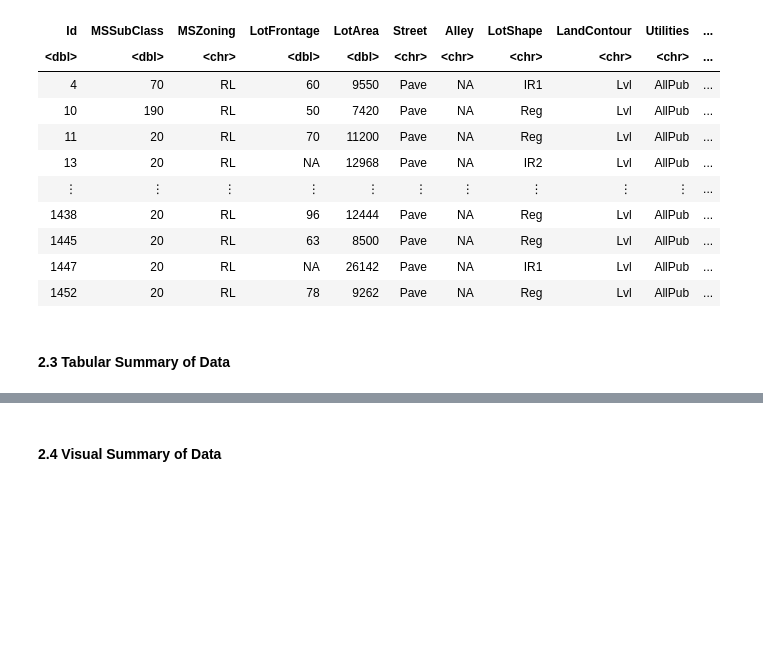
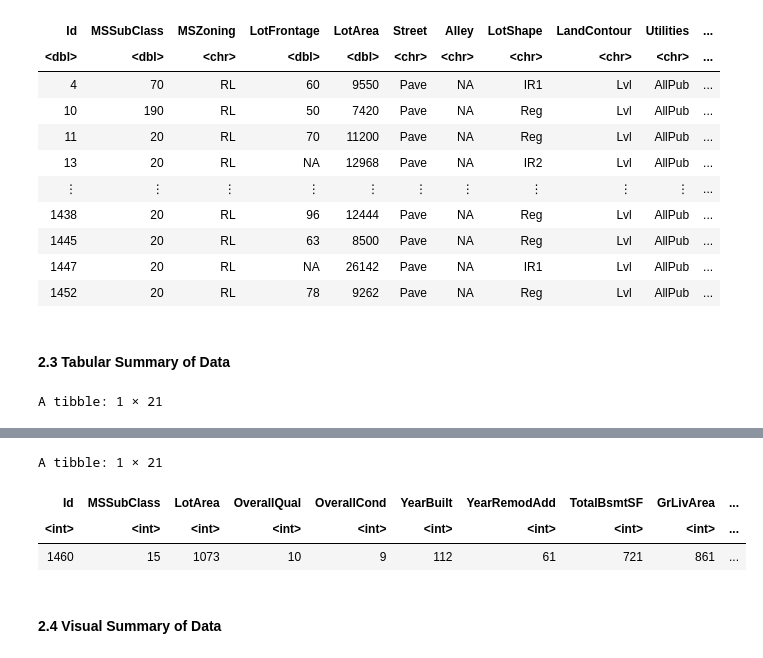
Before and after one commit to jerdavies/home-price-regression, a Jupyter notebook: Project-Proposal.ipynb, the cells around one changed output, grey strips where cells are left out. Drawn from its saved outputs; the diff is of its cells as text; code cells hidden in the pictures; blank space fills up the shorter version.

Commit message:
Added unique counts data for table

```diff
--- a/Project-Proposal.ipynb
+++ b/Project-Proposal.ipynb
@@ -115,3 +115,12 @@ A tibble: 365 × 81
 #Using only training data, summarize the data in at least one table (this is exploratory data analysis).
 #An example of a useful table could be one that reports the number of observations in each class,
 #the means of the predictor variables you plan to use in your analysis and how many rows have missing data.
+
+
+data_max <- summarize_all(data_selected_numeric,max, na.rm = TRUE)
+data_max
+data_min <- summarize_all(data_selected_numeric,min, na.rm = TRUE)
+data_mean <- summarize_all(data_selected_numeric,mean, na.rm = TRUE)
+data_unique_counts <- summarize_all(data_selected_numeric,n_distinct,na.rm=TRUE)
+# %% [output]
+A tibble: 1 × 21
@@ -118,3 +130,7 @@ A tibble: 365 × 81
+A tibble: 1 × 21
+| Id | MSSubClass | LotArea | OverallQual | OverallCond | YearBuilt | YearRemodAdd | TotalBsmtSF | GrLivArea | ... |
+| <int> | <int> | <int> | <int> | <int> | <int> | <int> | <int> | <int> | ... |
+| 1460 | 15 | 1073 | 10 | 9 | 112 | 61 | 721 | 861 | ... |
 # %% [markdown]
 #### 2.4 Visual Summary of Data
 # %%
```
Also changed, not shown: parts of 1 cell of this notebook.
